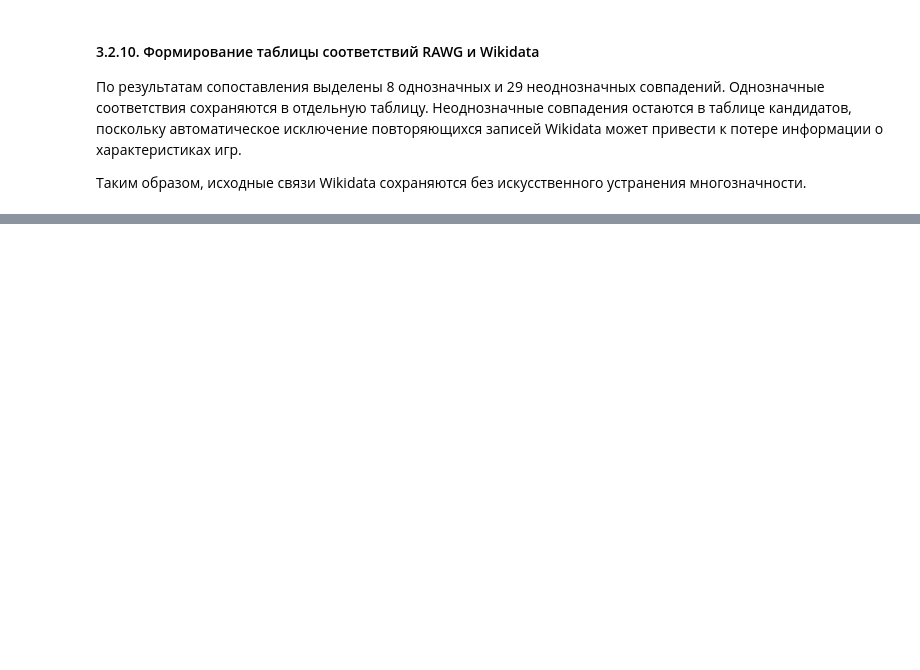
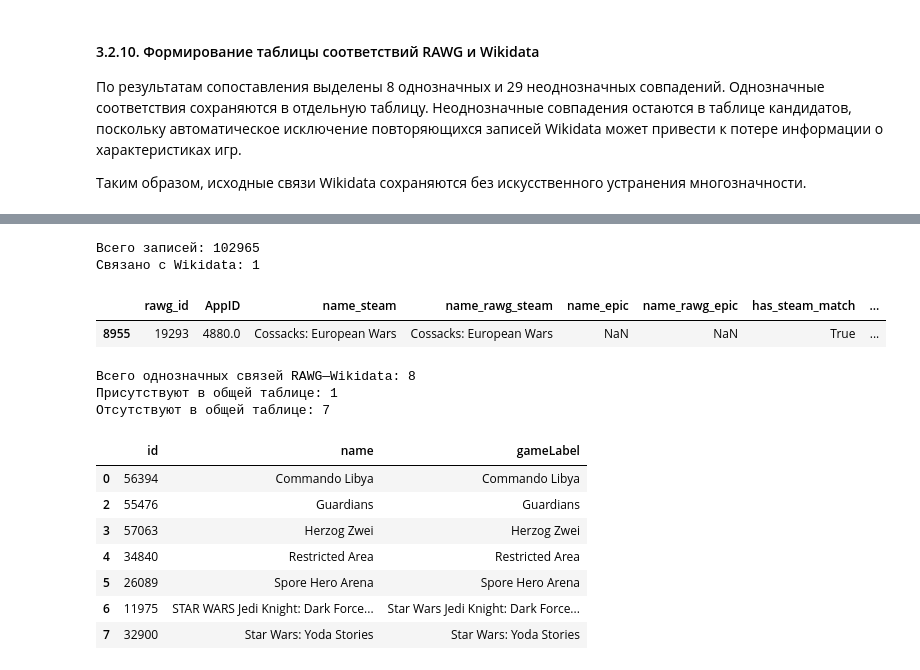
Before and after one commit to Dani-ldyaev/gaming-data-analysis, a Jupyter notebook: notebooks/2_3.ipynb, the cells around one changed output, grey strips where cells are left out. Drawn from its saved outputs; the diff is of its cells as text; code cells hidden in the pictures; blank space fills up the shorter version.

```diff
--- a/notebooks/2_3.ipynb
+++ b/notebooks/2_3.ipynb
@@ -2500,3 +2500,69 @@ display(rawg_wikidata_matches.head(10))
 | 5 | spore hero arena | 26089 | Spore Hero Arena | http://www.wikidata.org/entity/Q3... | Spore Hero Arena | exact_normalized_name | unique_name_match_unverified |
 | 6 | star wars jedi knight dark forces ii | 11975 | STAR WARS Jedi Knight: Dark Force... | http://www.wikidata.org/entity/Q5... | Star Wars Jedi Knight: Dark Force... | exact_normalized_name | unique_name_match_unverified |
 | 7 | star wars yoda stories | 32900 | Star Wars: Yoda Stories | http://www.wikidata.org/entity/Q5... | Star Wars: Yoda Stories | exact_normalized_name | unique_name_match_unverified |
+# %%
+# Добавление идентификаторов Wikidata в общую таблицу
+
+wikidata_mapping = rawg_wikidata_matches[
+    ["id", "game", "gameLabel"]
+].rename(columns={
+    "id": "rawg_id",
+    "game": "wikidata_uri",
+    "gameLabel": "wikidata_name"
+})
+
+game_id_mapping = game_id_mapping.merge(
+    wikidata_mapping,
+    on="rawg_id",
+    how="left",
+    validate="one_to_one"
+)
+
+game_id_mapping.to_parquet(
+    PROCESSED / "games" / "game_id_mapping.parquet",
+    index=False
+)
+
+print("Всего записей:", len(game_id_mapping))
+print(
+    "Связано с Wikidata:",
+    game_id_mapping["wikidata_uri"].notna().sum()
+)
+
+display(
+    game_id_mapping[
+        game_id_mapping["wikidata_uri"].notna()
+    ]
+)
+# %% [output]
+Всего записей: 102965
+Связано с Wikidata: 1
+|  | rawg_id | AppID | name_steam | name_rawg_steam | name_epic | name_rawg_epic | has_steam_match | ... |
+| 8955 | 19293 | 4880.0 | Cossacks: European Wars | Cossacks: European Wars | NaN | NaN | True | ... |
+# %%
+# Проверка пересечения Wikidata с общей таблицей
+
+wikidata_rawg_ids = set(rawg_wikidata_matches["id"])
+unified_rawg_ids = set(game_id_mapping["rawg_id"])
+
+print("Всего однозначных связей RAWG—Wikidata:", len(wikidata_rawg_ids))
+print("Присутствуют в общей таблице:", len(wikidata_rawg_ids & unified_rawg_ids))
+print("Отсутствуют в общей таблице:", len(wikidata_rawg_ids - unified_rawg_ids))
+
+display(
+    rawg_wikidata_matches[
+        ~rawg_wikidata_matches["id"].isin(unified_rawg_ids)
+    ][["id", "name", "gameLabel"]]
+)
+# %% [output]
+Всего однозначных связей RAWG—Wikidata: 8
+Присутствуют в общей таблице: 1
+Отсутствуют в общей таблице: 7
+|  | id | name | gameLabel |
+| 0 | 56394 | Commando Libya | Commando Libya |
+| 2 | 55476 | Guardians | Guardians |
+| 3 | 57063 | Herzog Zwei | Herzog Zwei |
+| 4 | 34840 | Restricted Area | Restricted Area |
+| 5 | 26089 | Spore Hero Arena | Spore Hero Arena |
+| 6 | 11975 | STAR WARS Jedi Knight: Dark Force... | Star Wars Jedi Knight: Dark Force... |
+| 7 | 32900 | Star Wars: Yoda Stories | Star Wars: Yoda Stories |
```
Also changed, not shown: parts of 7 cells of this notebook.
